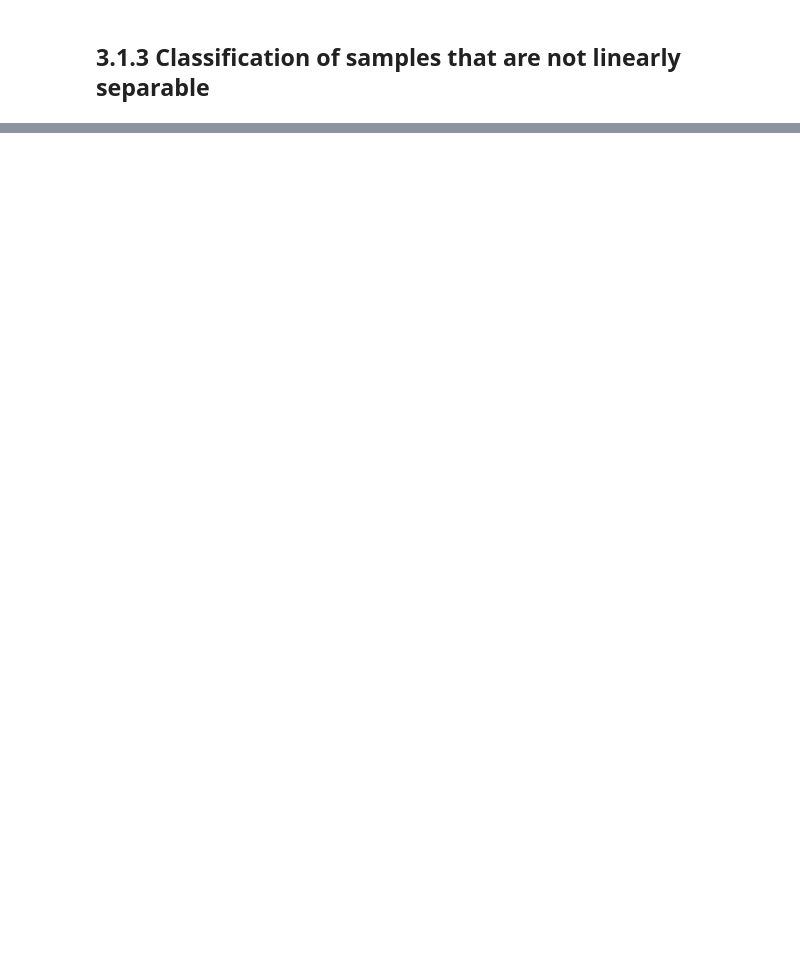
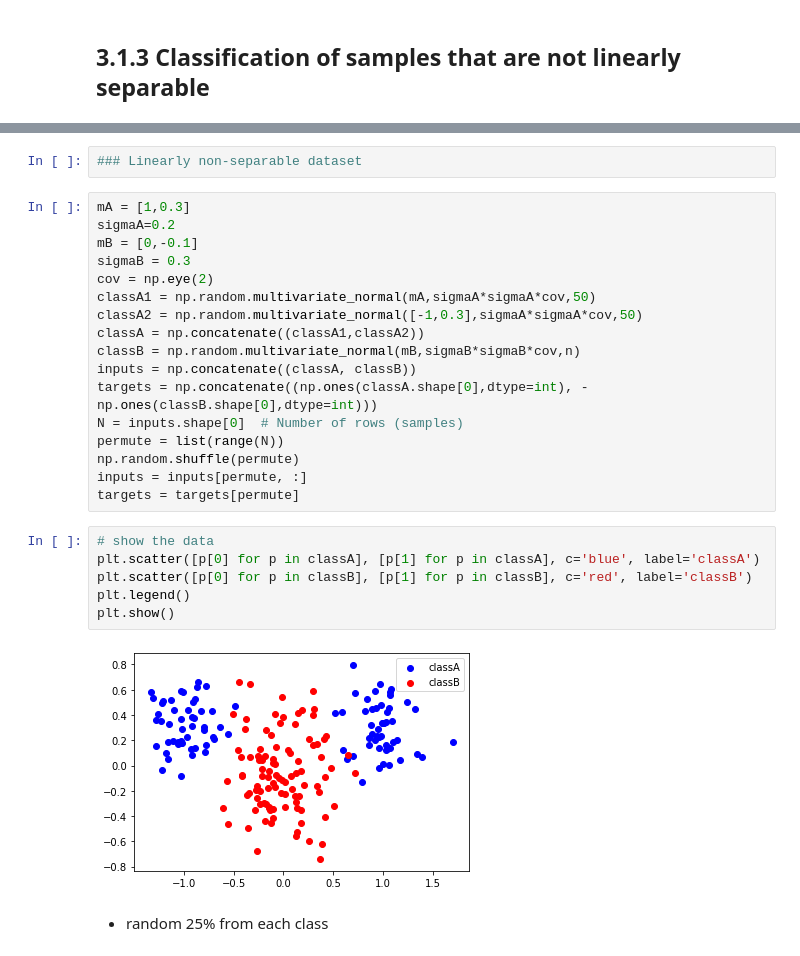
Before and after one commit to physics31415926/DD2437_ANN, a Jupyter notebook: Lab1/3_1.ipynb, the cells around one changed output, grey strips where cells are left out. Cells and saved outputs as stored; diff of their text form; blank space fills up the shorter version.

```diff
--- a/Lab1/3_1.ipynb
+++ b/Lab1/3_1.ipynb
@@ -334,0 +378,29 @@ plt.show()
+# %%
+### Linearly non-separable dataset
+# %%
+mA = [1,0.3]
+sigmaA=0.2
+mB = [0,-0.1]
+sigmaB = 0.3
+cov = np.eye(2)
+classA1 = np.random.multivariate_normal(mA,sigmaA*sigmaA*cov,50)
+classA2 = np.random.multivariate_normal([-1,0.3],sigmaA*sigmaA*cov,50)
+classA = np.concatenate((classA1,classA2))
+classB = np.random.multivariate_normal(mB,sigmaB*sigmaB*cov,n)
+inputs = np.concatenate((classA, classB))
+targets = np.concatenate((np.ones(classA.shape[0],dtype=int), -np.ones(classB.shape[0],dtype=int)))
+N = inputs.shape[0]  # Number of rows (samples)
+permute = list(range(N))
+np.random.shuffle(permute)
+inputs = inputs[permute, :]
+targets = targets[permute]
+# %%
+# show the data
+plt.scatter([p[0] for p in classA], [p[1] for p in classA], c='blue', label='classA')
+plt.scatter([p[0] for p in classB], [p[1] for p in classB], c='red', label='classB')
+plt.legend()
+plt.show()
+# %% [output]
+[figure, added]
+# %% [markdown]
+* random 25% from each class
```
Also changed, not shown: parts of 7 cells of this notebook, 3 other files.
